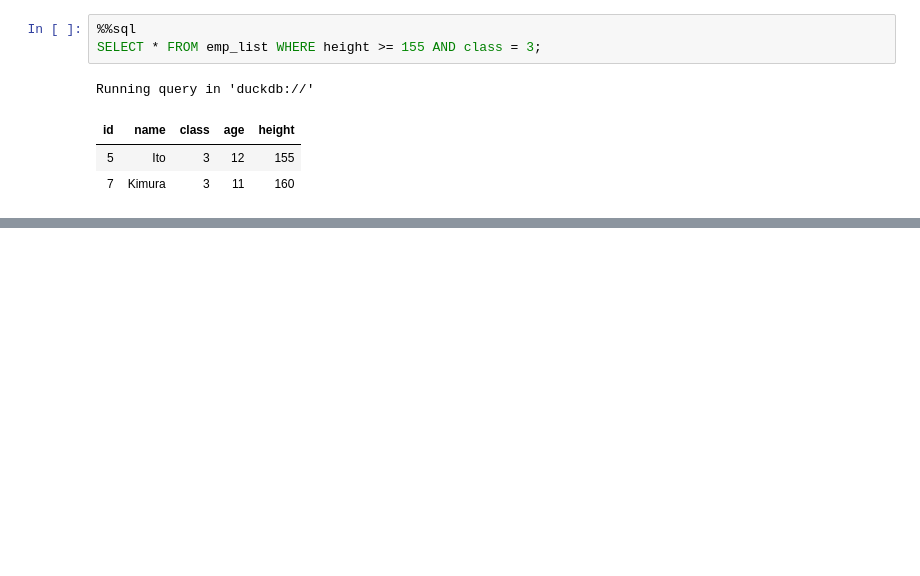
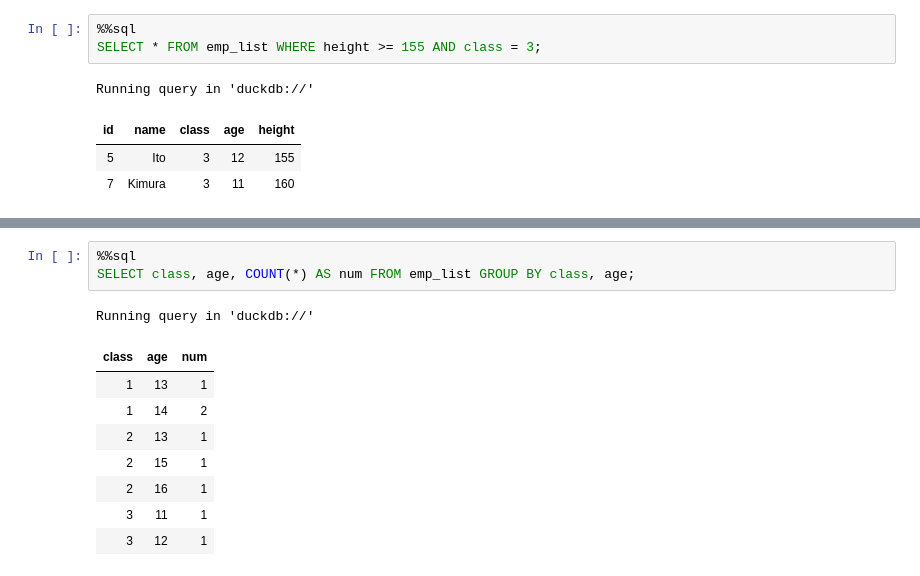
Before and after one commit to shefali-walia/ds-foundations, a Jupyter notebook: week08-sql/notes.ipynb, the cells around one changed output, grey strips where cells are left out. Drawn from its saved outputs; the diff is of its cells as text; blank space fills up the shorter version.

Commit message:
Week08-sql: notes.ipynb - aggregating data by groups

```diff
--- a/week08-sql/notes.ipynb
+++ b/week08-sql/notes.ipynb
@@ -565,0 +619,13 @@ Running query in 'duckdb://'
+# %%
+%%sql
+SELECT class, age, COUNT(*) AS num FROM emp_list GROUP BY class, age;
+# %% [output]
+Running query in 'duckdb://'
+| class | age | num |
+| 1 | 13 | 1 |
+| 1 | 14 | 2 |
+| 2 | 13 | 1 |
+| 2 | 15 | 1 |
+| 2 | 16 | 1 |
+| 3 | 11 | 1 |
+| 3 | 12 | 1 |
```
Also changed, not shown: parts of 12 cells of this notebook.
